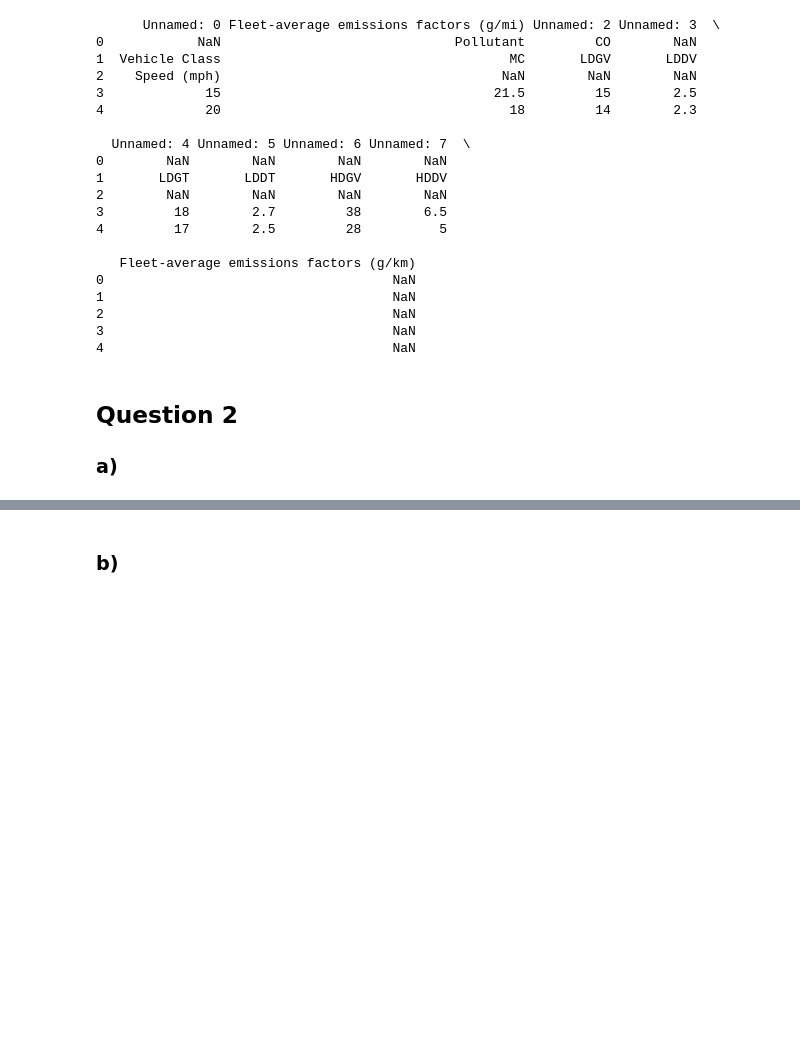
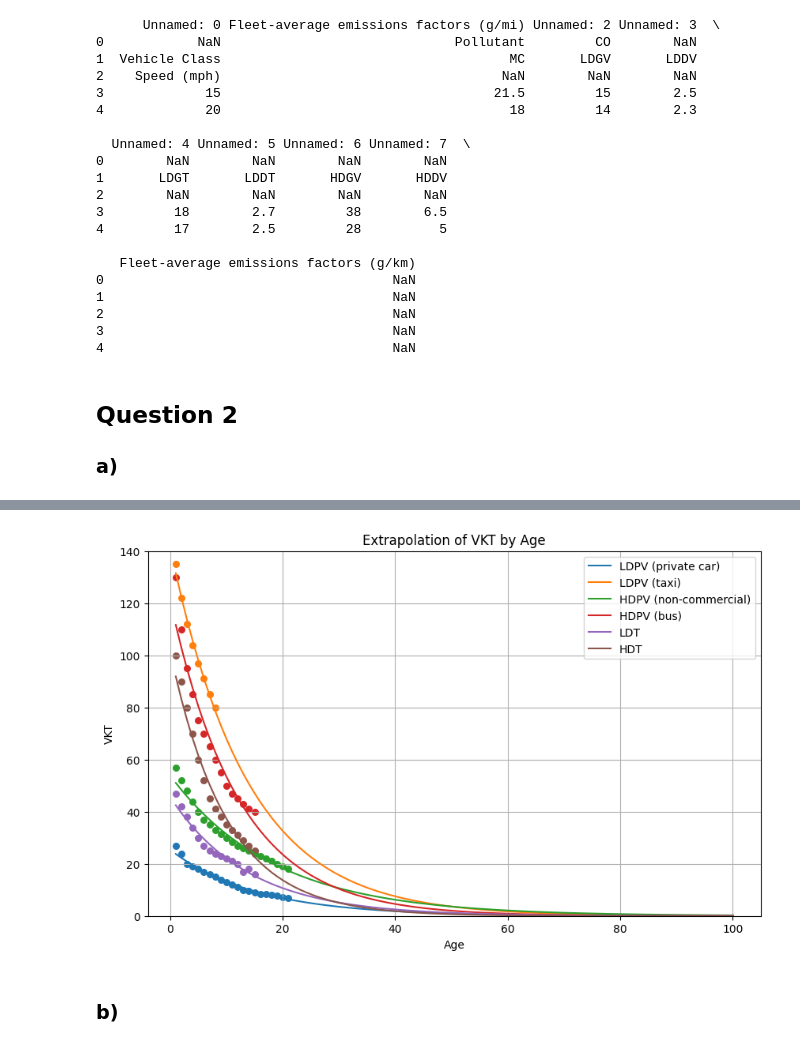
Before and after one commit to LeonF06/REII425_Assignment_1, a Jupyter notebook: Assignmnet1.ipynb, the cells around one changed output, grey strips where cells are left out. Drawn from its saved outputs; the diff is of its cells as text; code cells hidden in the pictures; blank space fills up the shorter version.

```diff
--- a/Assignmnet1.ipynb
+++ b/Assignmnet1.ipynb
@@ -298,3 +279,62 @@ plt.show()
+# %%
+# Load the data from the Excel file
+sheet_name = 'VKT by age'
+df_VKT = pd.read_excel(file_path, sheet_name=sheet_name)
+
+df_VKT['Age'] = range(1, 22)
+
+# Remove leading and trailing whitespaces from column names
+df_VKT.columns = df_VKT.columns.str.strip()
+
+# Fit decaying exponential functions for each column
+age_values = df_VKT['Age'].values
+age_range = np.arange(1, 101)  # Age range from 1 to 100
+
+df_extended_VKT = pd.DataFrame({'Age': age_range})
+
+for col in df_VKT.columns[1:]:
+    VKT_values = df_VKT[col].values
+
+    if np.isnan(VKT_values).all():
+        print(f"Skipping column '{col}' due to all NaN values")
+        continue
+
+    non_nan_indices = ~np.isnan(VKT_values)  # Find non-NaN indices
+
+    decay_coeffs = np.polyfit(age_values[non_nan_indices], np.log(VKT_values[non_nan_indices]), deg=1)
+    decay_func = np.poly1d(decay_coeffs)
+
+    # Evaluate the decaying exponential function for the extended age range (ages 1 to 100)
+    VKT_interpolated = np.exp(decay_func(age_range))
+
+    # Replace negative values with zero
+    VKT_interpolated[VKT_interpolated < 0] = 0
+
+    # Add the interpolated VKT data to the new DataFrame
+    df_extended_VKT[col] = VKT_interpolated
+
+# Plot the extrapolation results for each vehicle class
+plt.figure(figsize=(10, 6))
+for col in df_extended_VKT.columns[1:]:
+    plt.plot(df_extended_VKT['Age'], df_extended_VKT[col], label=f"{col}")
+
+# Plot the original data points for reference
+for col in df_VKT.columns[1:]:
+    valid_indices = ~np.isnan(df_VKT[col])
+    plt.scatter(df_VKT['Age'][valid_indices], df_VKT[col][valid_indices], marker='o', s=30)
+
+# Add labels and legend
+plt.xlabel('Age')
+plt.ylabel('VKT')
+plt.ylim([0, 140])
+plt.title('Extrapolation of VKT by Age')
+plt.legend()
+
+# Show the plot
+plt.grid(True)
+plt.show()
+# %% [output]
+[figure, added]
 # %% [markdown]
 ### b)
 # %%
```
Also changed, not shown: parts of 16 cells of this notebook, 2 other files.
